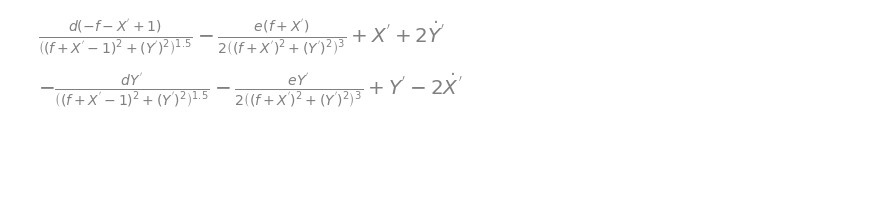
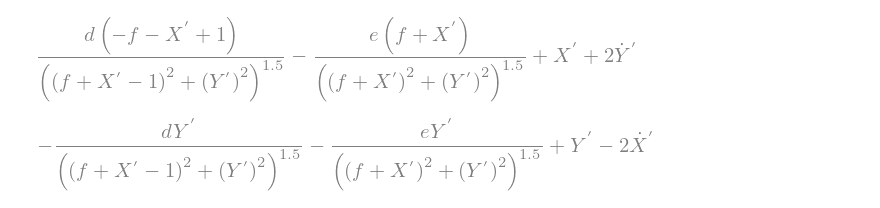
Before and after one commit to kavidey/PHYS111, a Jupyter notebook: computational_project/Stationary_frame_3.ipynb, the cells around one changed output. Cells and saved outputs as stored; diff of their text form; code cells hidden in the pictures; blank space fills up the shorter version.

```diff
--- a/computational_project/Stationary_frame_3.ipynb
+++ b/computational_project/Stationary_frame_3.ipynb
@@ -21,7 +21,7 @@ def latexNew(expr,**kwargs):
     return retStr
 init_printing(latex_printer=latexNew)
 # %%
-G, M, omega, m, m0, f, a, d, e, tau = symbols(r"G, M, \Omega, m, m_0, f, a, d, e \tau", real=True)
+G, M, omega, m, m0, f, a, d, e, tau = symbols(r"G, M, \Omega, m_\oplus, m_0, f, a, d, e \tau", real=True, positive=True)
 
 t=Symbol('t')
 # %%
@@ -65,23 +73,23 @@ x_doubledot, y_doubledot
 # %%
 #nondimensionalization for x=X*a, tau=t*omega
 
 #L=L.subs(omega*t, tau) #this is the nondimensionalization step w/ tau=t*omega
 
 #x_doubledot=x_doubledot.subs()
 
 X, Y = dynamicsymbols("X^', Y^'", real=True)
 X_dot = X.diff()
 Y_dot = Y.diff()
 
-X_doubledot=2*Y.diff() + X +d*(1-X-f)/((f-1+X)**2 +Y**2)**1.5 -e*(X+f)/((f+X)**2+Y**2)**3/2
+X_doubledot=2*Y.diff() + X +d*(1-X-f)/((f-1+X)**2 +Y**2)**(3/2) -e*(X+f)/((f+X)**2+Y**2)**(3/2)
 
 
 X_doubledot
 # %% [output]
-[figure, old version]
+[figure, new version]
 # %%
-Y_doubledot=-2*X.diff() + Y -d*Y/((f-1+X)**2 +Y**2)**1.5 -e*(Y)/((f+X)**2+Y**2)**3/2
+Y_doubledot=-2*X.diff() + Y -d*Y/((f-1+X)**2 +Y**2)**(3/2) -e*(Y)/((f+X)**2+Y**2)**(3/2)
 
 Y_doubledot
 # %% [output]
-[figure, old version]
+[figure, new version]
```
Also changed, not shown: parts of 12 cells of this notebook.
